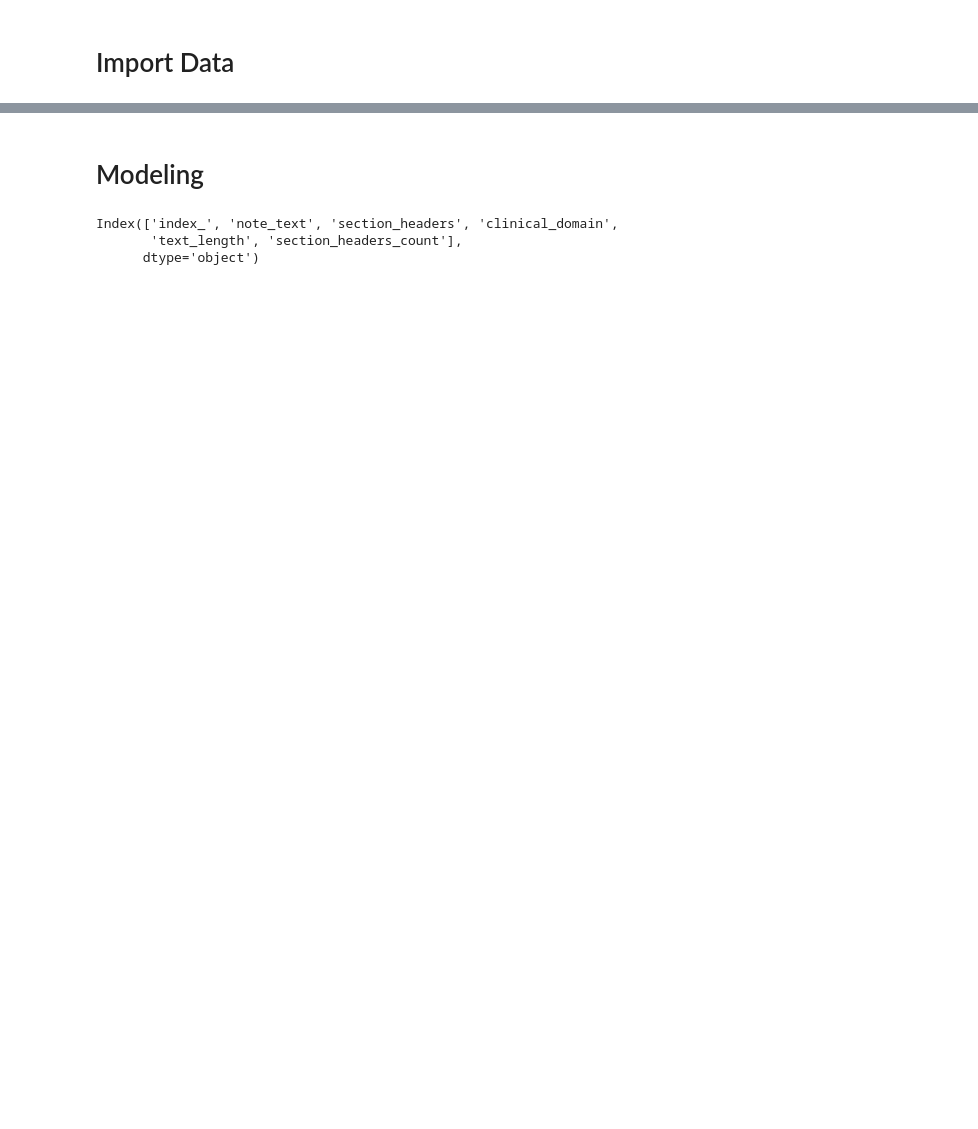
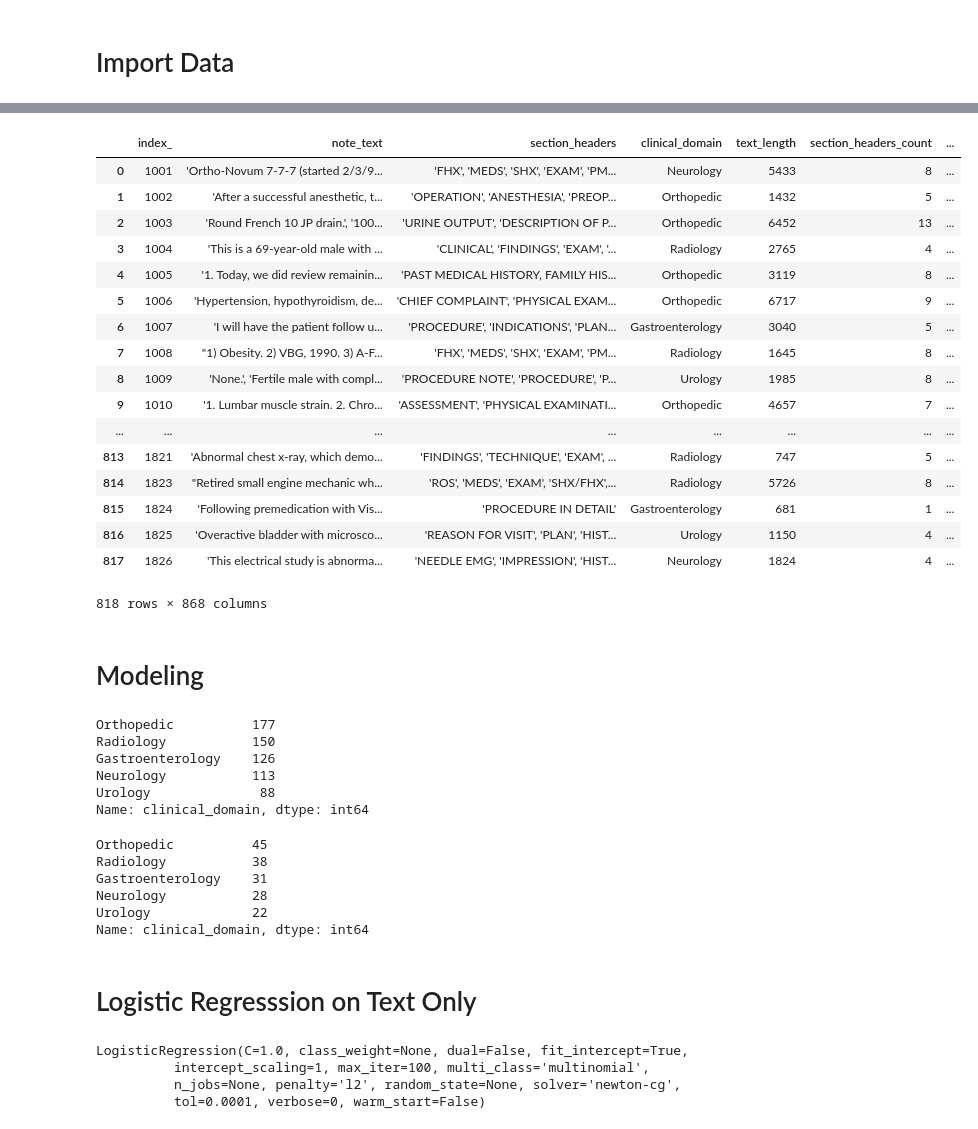
Before and after one commit to harrisonized/medical-notes-kaggle, a Jupyter notebook: classifying-reviews.ipynb, the cells around one changed output, grey strips where cells are left out. Saved outputs shown, nothing was run; the diff lists cells and outputs as text; code cells hidden in the pictures; blank space fills up the shorter version.

```diff
--- a/classifying-reviews.ipynb
+++ b/classifying-reviews.ipynb
@@ -61,0 +123,3 @@ train_df # View data
+# %%
+# Apply one-hot-encoding to each of the categories
+section_headers_df = pd.get_dummies(train_df.section_headers.apply(lambda x: x.split(',')).apply(pd.Series).stack()).sum(level=0)
@@ -62,8 +136,25 @@ train_df # View data
+# %%
+# Add one-hot-encoded section_headers back into the main dataframe
+train_df = train_df.merge(section_headers_df, left_index=True, right_index=True)
+train_df
+# %% [output]
+|  | index_ | note_text | section_headers | clinical_domain | text_length | section_headers_count | ... |
+| 0 | 1001 | 'Ortho-Novum 7-7-7 (started 2/3/9... | 'FHX', 'MEDS', 'SHX', 'EXAM', 'PM... | Neurology | 5433 | 8 | ... |
+| 1 | 1002 | 'After a successful anesthetic, t... | 'OPERATION', 'ANESTHESIA', 'PREOP... | Orthopedic | 1432 | 5 | ... |
+| 2 | 1003 | 'Round French 10 JP drain.', '100... | 'URINE OUTPUT', 'DESCRIPTION OF P... | Orthopedic | 6452 | 13 | ... |
+| 3 | 1004 | 'This is a 69-year-old male with ... | 'CLINICAL', 'FINDINGS', 'EXAM', '... | Radiology | 2765 | 4 | ... |
+| 4 | 1005 | '1. Today, we did review remainin... | 'PAST MEDICAL HISTORY, FAMILY HIS... | Orthopedic | 3119 | 8 | ... |
+| 5 | 1006 | 'Hypertension, hypothyroidism, de... | 'CHIEF COMPLAINT', 'PHYSICAL EXAM... | Orthopedic | 6717 | 9 | ... |
+| 6 | 1007 | 'I will have the patient follow u... | 'PROCEDURE', 'INDICATIONS', 'PLAN... | Gastroenterology | 3040 | 5 | ... |
+| 7 | 1008 | "1) Obesity. 2) VBG, 1990. 3) A-F... | 'FHX', 'MEDS', 'SHX', 'EXAM', 'PM... | Radiology | 1645 | 8 | ... |
+| 8 | 1009 | 'None.', 'Fertile male with compl... | 'PROCEDURE NOTE', 'PROCEDURE', 'P... | Urology | 1985 | 8 | ... |
+| 9 | 1010 | '1. Lumbar muscle strain. 2. Chro... | 'ASSESSMENT', 'PHYSICAL EXAMINATI... | Orthopedic | 4657 | 7 | ... |
+| ... | ... | ... | ... | ... | ... | ... | ... |
+| 813 | 1821 | 'Abnormal chest x-ray, which demo... | 'FINDINGS', 'TECHNIQUE', 'EXAM', ... | Radiology | 747 | 5 | ... |
+| 814 | 1823 | "Retired small engine mechanic wh... | 'ROS', 'MEDS', 'EXAM', 'SHX/FHX',... | Radiology | 5726 | 8 | ... |
+| 815 | 1824 | 'Following premedication with Vis... | 'PROCEDURE IN DETAIL' | Gastroenterology | 681 | 1 | ... |
+| 816 | 1825 | 'Overactive bladder with microsco... | 'REASON FOR VISIT', 'PLAN', 'HIST... | Urology | 1150 | 4 | ... |
+| 817 | 1826 | 'This electrical study is abnorma... | 'NEEDLE EMG', 'IMPRESSION', 'HIST... | Neurology | 1824 | 4 | ... |
+818 rows × 868 columns
 # %% [markdown]
 # Modeling
-# %%
-train_df.columns
-# %% [output]
-Index(['index_', 'note_text', 'section_headers', 'clinical_domain',
-       'text_length', 'section_headers_count'],
-      dtype='object')
@@ -69,0 +167,20 @@ Index(['index_', 'note_text', 'section_headers', 'clinical_domain',
+# %%
+target_train_ser.value_counts()
+# %% [output]
+Orthopedic          177
+Radiology           150
+Gastroenterology    126
+Neurology           113
+Urology              88
+Name: clinical_domain, dtype: int64
+# %%
+target_test_ser.value_counts()
+# %% [output]
+Orthopedic          45
+Radiology           38
+Gastroenterology    31
+Neurology           28
+Urology             22
+Name: clinical_domain, dtype: int64
+# %% [markdown]
+# Logistic Regresssion on Text Only
@@ -69,0 +198,11 @@ Index(['index_', 'note_text', 'section_headers', 'clinical_domain',
+# %%
+# Initialize model
+logreg_mlt_clf = LogisticRegression(multi_class = 'multinomial', solver = 'newton-cg')
+
+# Train the model
+logreg_mlt_clf.fit(features_train_vectorized_csr, target_train_ser)
+# %% [output]
+LogisticRegression(C=1.0, class_weight=None, dual=False, fit_intercept=True,
+          intercept_scaling=1, max_iter=100, multi_class='multinomial',
+          n_jobs=None, penalty='l2', random_state=None, solver='newton-cg',
+          tol=0.0001, verbose=0, warm_start=False)
```
Also changed, not shown: parts of 18 cells of this notebook, 3 other files.
